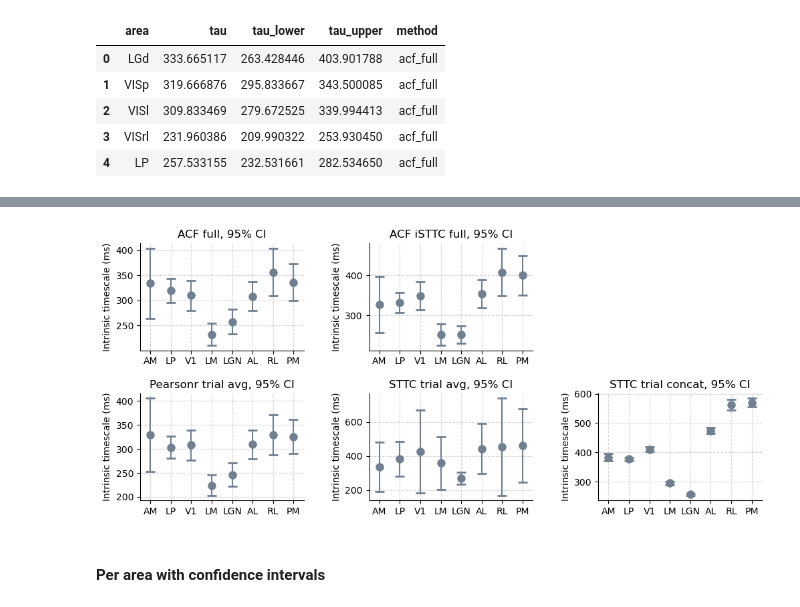
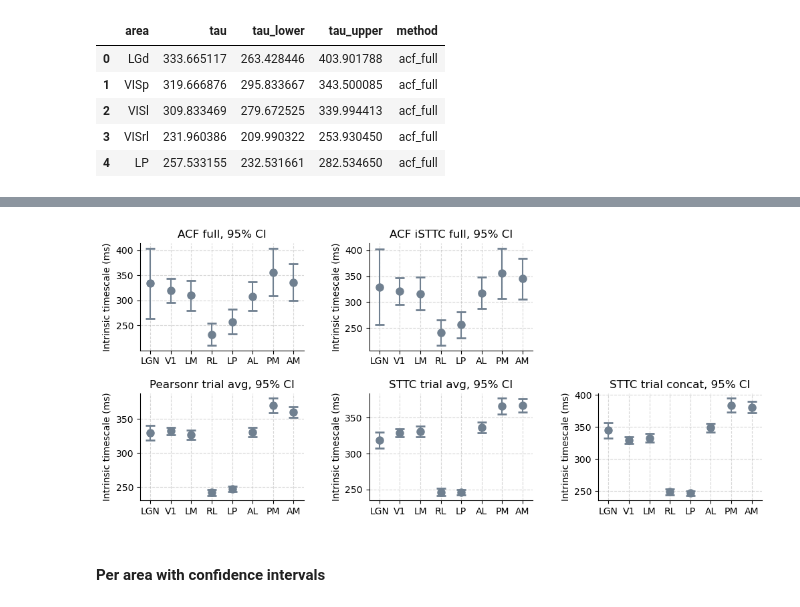
Before and after one commit to iinnpp/isttc, a Jupyter notebook: notebooks/mice/calculate_and_plot_tau_per_area.ipynb, the cells around one changed output, grey strips where cells are left out. Cells and saved outputs as stored; diff of their text form; code cells hidden in the pictures.

Commit message:
different plots

```diff
--- a/notebooks/mice/calculate_and_plot_tau_per_area.ipynb
+++ b/notebooks/mice/calculate_and_plot_tau_per_area.ipynb
@@ -282,7 +176,19 @@ tau 562.3102310911516, 95% CI 544.0883833379528,580.5320788443504
+# %%
+class NumpyEncoder(json.JSONEncoder):
+    def default(self, obj):
+        if isinstance(obj, np.ndarray):
+            return obj.tolist()  # Convert ndarray to list
+        return super().default(obj)
+
+with open(dataset_folder + 'area_taus_dict.json', 'w') as f:
+    json.dump(area_taus_dict, f, cls=NumpyEncoder, indent=4)
+# %%
+with open(dataset_folder + 'area_taus_dict.json', 'r') as f:
+    area_taus_dict = json.load(f)
 # %% [markdown]
 ### Plots
 # %%
-save_fig=False
+save_fig=True
 # %%
 color_acf_full = '#4783B4'
 color_isttc_full = '#E2552A'
@@ -378,11 +283,19 @@ def get_plot_df(acf_dict, areas, method):
                                      'method': method})
     return plot_df
 # %%
-acf_full_plot_df = get_plot_df(acf_full_taus_dict, brain_areas_axes_ticks, 'acf_full')
-acf_isttc_full_plot_df = get_plot_df(acf_isttc_full_taus_dict, brain_areas_axes_ticks, 'isttc_full')
-pearsonr_trial_avg_plot_df = get_plot_df(acf_pearsonr_trial_avg_taus_dict, brain_areas_axes_ticks, 'pearsonr_trial_avg')
-sttc_trial_avg_plot_df = get_plot_df(acf_sttc_trial_avg_taus_dict, brain_areas_axes_ticks, 'sttc_trial_avg')
-sttc_trial_concat_plot_df = get_plot_df(acf_sttc_trial_concat_taus_dict, brain_areas_axes_ticks, 'sttc_trial_concat')
+trail_mean_acf = False
+
+acf_full_plot_df = get_plot_df(area_taus_dict['acf_full'], brain_areas_axes_ticks, 'acf_full')
+acf_isttc_full_plot_df = get_plot_df(area_taus_dict['isttc_full'], brain_areas_axes_ticks, 'isttc_full')
+
+if trail_mean_acf:
+    pearsonr_trial_avg_plot_df = get_plot_df(area_taus_dict['pearsonr_trial_avg_mean'], brain_areas_axes_ticks, 'pearsonr_trial_avg')
+    sttc_trial_avg_plot_df = get_plot_df(area_taus_dict['sttc_trial_avg_mean'], brain_areas_axes_ticks, 'sttc_trial_avg')
+    sttc_trial_concat_plot_df = get_plot_df(area_taus_dict['sttc_trial_concat_mean'], brain_areas_axes_ticks, 'sttc_trial_concat')
+else:
+    pearsonr_trial_avg_plot_df = get_plot_df(area_taus_dict['pearsonr_trial_avg'], brain_areas_axes_ticks, 'pearsonr_trial_avg')
+    sttc_trial_avg_plot_df = get_plot_df(area_taus_dict['sttc_trial_avg'], brain_areas_axes_ticks, 'sttc_trial_avg')
+    sttc_trial_concat_plot_df = get_plot_df(area_taus_dict['sttc_trial_concat'], brain_areas_axes_ticks, 'sttc_trial_concat')
 
 plot_df_concat = pd.concat([acf_full_plot_df, acf_isttc_full_plot_df, pearsonr_trial_avg_plot_df, sttc_trial_avg_plot_df, sttc_trial_concat_plot_df])
 plot_df_concat.reset_index(inplace=True, drop=True)
@@ -409,14 +339,14 @@ sttc_trial_concat_full_error_bars = [sttc_trial_concat_plot_df['tau'].values - s
 fig, axes = plt.subplots(2, 3, figsize=(12, 5), sharey=False)
 plt.subplots_adjust(hspace=0.4, wspace=0.4)
 
-for i, (cond, tau, err_low, err_high) in enumerate(zip(brain_areas, acf_full_plot_df['tau'].values,
+for i, (cond, tau, err_low, err_high) in enumerate(zip(brain_areas_axes_ticks, acf_full_plot_df['tau'].values,
                                                        acf_full_error_bars[0], acf_full_error_bars[1])):
     axes[0,0].errorbar(cond, tau, yerr=[[err_low], [err_high]], fmt='o', capsize=5, capthick=2, markersize=8, color='slategray')
 axes[0,0].set_xticks(brain_areas_axes_ticks)
 axes[0,0].set_xticklabels(brain_areas_names)
 axes[0,0].set_title('ACF full, 95% CI')
 
-for i, (cond, tau, err_low, err_high) in enumerate(zip(brain_areas, acf_isttc_full_plot_df['tau'].values,
+for i, (cond, tau, err_low, err_high) in enumerate(zip(brain_areas_axes_ticks, acf_isttc_full_plot_df['tau'].values,
                                                        acf_isttc_full_error_bars[0], acf_isttc_full_error_bars[1])):
     axes[0,1].errorbar(cond, tau, yerr=[[err_low], [err_high]], fmt='o', capsize=5, capthick=2, markersize=8, color='slategray')
 axes[0,1].set_xticks(brain_areas_axes_ticks)
@@ -425,42 +355,42 @@ axes[0,1].set_title('ACF iSTTC full, 95% CI')
 
 axes[0,2].set_axis_off()
 
-for i, (cond, tau, err_low, err_high) in enumerate(zip(brain_areas, pearsonr_trial_avg_plot_df['tau'].values,
+for i, (cond, tau, err_low, err_high) in enumerate(zip(brain_areas_axes_ticks, pearsonr_trial_avg_plot_df['tau'].values,
                                                        pearsonr_trial_avg_full_error_bars[0], pearsonr_trial_avg_full_error_bars[1])):
     axes[1,0].errorbar(cond, tau, yerr=[[err_low], [err_high]], fmt='o', capsize=5, capthick=2, markersize=8, color='slategray')
 axes[1,0].set_title('Pearsonr trial avg, 95% CI')
 axes[1,0].set_xticks(brain_areas_axes_ticks)
 axes[1,0].set_xticklabels(brain_areas_names)
 
-for i, (cond, tau, err_low, err_high) in enumerate(zip(brain_areas, sttc_trial_avg_plot_df['tau'].values,
+for i, (cond, tau, err_low, err_high) in enumerate(zip(brain_areas_axes_ticks, sttc_trial_avg_plot_df['tau'].values,
                                                        sttc_trial_avg_full_error_bars[0], sttc_trial_avg_full_error_bars[1])):
     axes[1,1].errorbar(cond, tau, yerr=[[err_low], [err_high]], fmt='o', capsize=5, capthick=2, markersize=8, color='slategray')
 axes[1,1].set_title('STTC trial avg, 95% CI')
 axes[1,1].set_xticks(brain_areas_axes_ticks)
 axes[1,1].set_xticklabels(brain_areas_names)
 
-for i, (cond, tau, err_low, err_high) in enumerate(zip(brain_areas, sttc_trial_concat_plot_df['tau'].values,
+for i, (cond, tau, err_low, err_high) in enumerate(zip(brain_areas_axes_ticks, sttc_trial_concat_plot_df['tau'].values,
                                                        sttc_trial_concat_full_error_bars[0], sttc_trial_concat_full_error_bars[1])):
     axes[1,2].errorbar(cond, tau, yerr=[[err_low], [err_high]], fmt='o', capsize=5, capthick=2, markersize=8, color='slategray')
 axes[1,2].set_title('STTC trial concat, 95% CI')
 axes[1,2].set_xticks(brain_areas_axes_ticks)
 axes[1,2].set_xticklabels(brain_areas_names)
 
 for ax in axes.flat:
     ax.grid(True, linestyle='--', alpha=0.5)
     ax.set_ylabel('Intrinsic timescale (ms)')
     # ax.set_xticklabels(['Pearson trial avg', 'STTC trial avg', 'STTC trial concat', 'Fascianelli et al.2019 \n Figure 2'],
     #                    rotation=45, ha='right', fontsize=8)
     ax.set_xlim([-0.5, 7.5])
 
 
 sns.despine()
 
 if save_fig:
     fig.savefig(fig_folder + 'tau_per_area_5methods_plot_per_method.png', bbox_inches='tight', dpi=300)
     fig.savefig(fig_folder + 'tau_per_area_5methods_plot_per_method.svg', bbox_inches='tight')
 # %% [output]
-[figure, old version]
+[figure, new version]
 # %% [markdown]
 #### Per area with confidence intervals
 # %%
```
Also changed, not shown: parts of 30 cells of this notebook, 7 other files.
